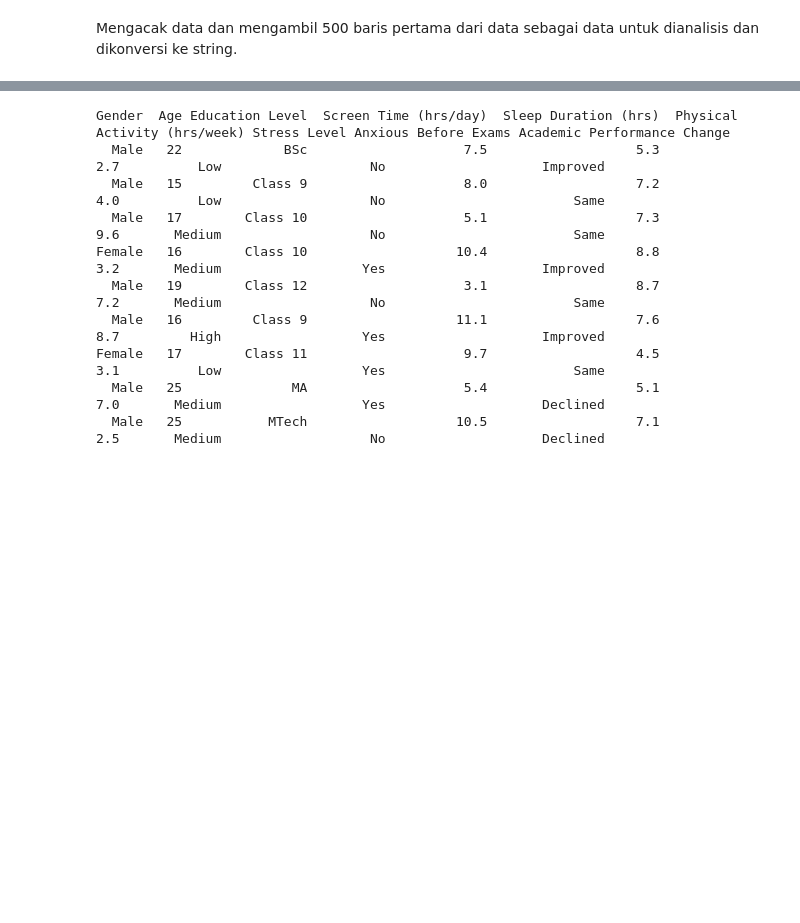
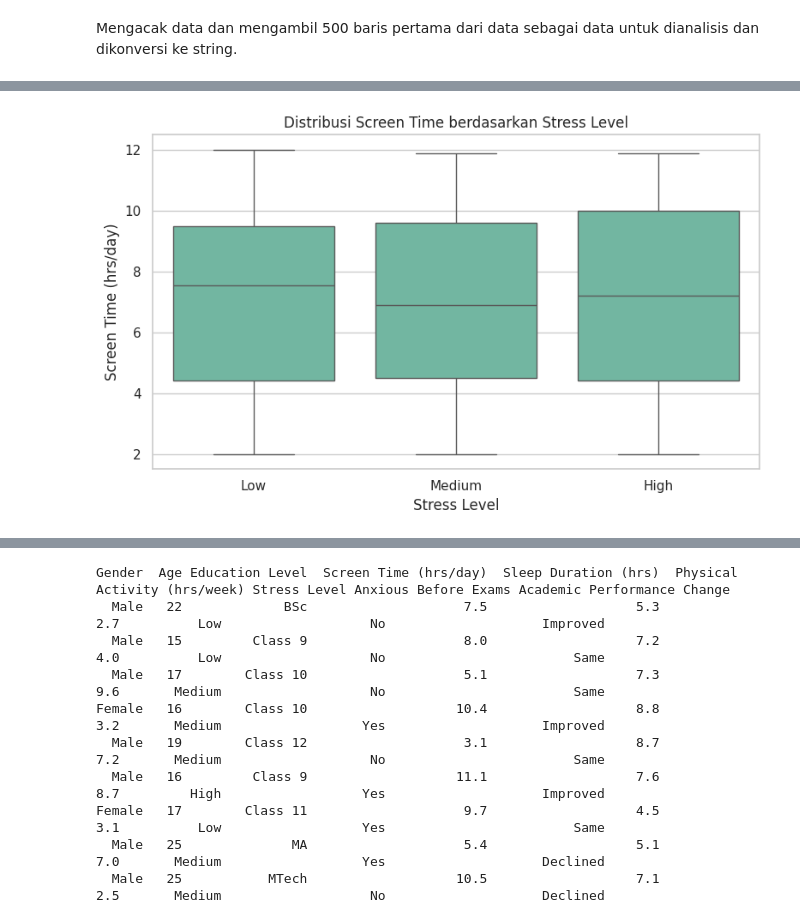
Before and after one commit to Setaarya/student_mental_health_analysis_with_IBMGranite, a Jupyter notebook: student_mental_health_analysis.ipynb, the cells around one changed output, grey strips where cells are left out. Drawn from its saved outputs; the diff is of its cells as text; code cells hidden in the pictures; blank space fills up the shorter version.

```diff
--- a/student_mental_health_analysis.ipynb
+++ b/student_mental_health_analysis.ipynb
@@ -129,0 +166,9 @@ table_text = shuffled_df.to_string(index=False)
+# %%
+# --- Boxplot: Screen Time vs Stress Level ---
+plt.figure(figsize=(8, 5))
+sns.boxplot(x='Stress Level', y='Screen Time (hrs/day)', data=shuffled_df)
+plt.title('Distribusi Screen Time berdasarkan Stress Level')
+plt.tight_layout()
+plt.show()
+# %% [output]
+[figure, added]
```
Also changed, not shown: parts of 21 cells of this notebook.
